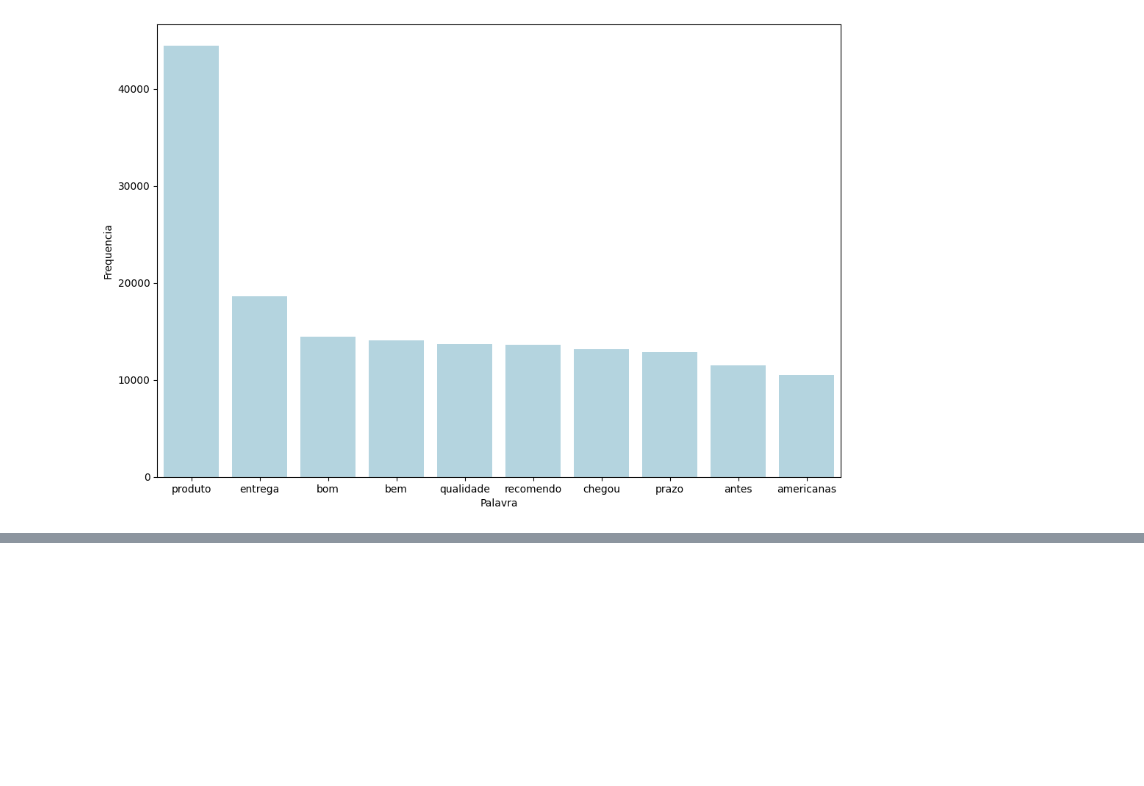
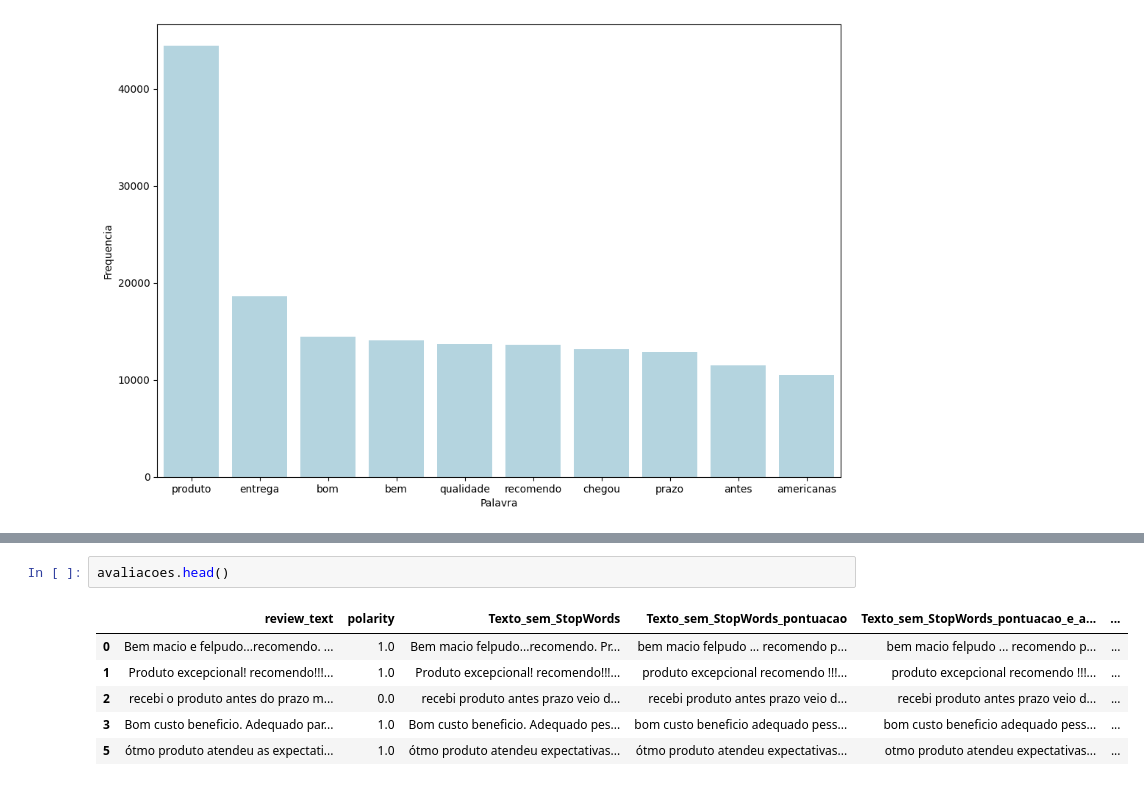
Before and after one commit to ElisabeteXavier/FIAP-Pos-IA-para-Devs, a Jupyter notebook: Fase 2/MEU DESENVOLVIENTO/Aula 2 e 3 - Bag of words, Word cloud, NLTK, RSLP/teste.ipynb, the cells around one changed output, grey strips where cells are left out. Cells and saved outputs as stored; diff of their text form; blank space fills up the shorter version.

```diff
--- a/Fase 2/MEU DESENVOLVIENTO/Aula 2 - Bag of words, Word cloud/teste.ipynb
+++ b/Fase 2/MEU DESENVOLVIENTO/Aula 2 e 3 - Bag of words, Word cloud, NLTK, RSLP/teste.ipynb
@@ -544,0 +569,9 @@ grafico(avaliacoes, "Texto_sem_StopWords_pontuacao_e_acentos",10)
+# %%
+avaliacoes.head()
+# %% [output]
+|  | review_text | polarity | Texto_sem_StopWords | Texto_sem_StopWords_pontuacao | Texto_sem_StopWords_pontuacao_e_a... | ... |
+| 0 | Bem macio e felpudo...recomendo. ... | 1.0 | Bem macio felpudo...recomendo. Pr... | bem macio felpudo ... recomendo p... | bem macio felpudo ... recomendo p... | ... |
+| 1 | Produto excepcional! recomendo!!!... | 1.0 | Produto excepcional! recomendo!!!... | produto excepcional recomendo !!!... | produto excepcional recomendo !!!... | ... |
+| 2 | recebi o produto antes do prazo m... | 0.0 | recebi produto antes prazo veio d... | recebi produto antes prazo veio d... | recebi produto antes prazo veio d... | ... |
+| 3 | Bom custo beneficio. Adequado par... | 1.0 | Bom custo beneficio. Adequado pes... | bom custo beneficio adequado pess... | bom custo beneficio adequado pess... | ... |
+| 5 | ótmo produto atendeu as expectati... | 1.0 | ótmo produto atendeu expectativas... | ótmo produto atendeu expectativas... | otmo produto atendeu expectativas... | ... |
```
Also changed, not shown: parts of 7 cells of this notebook, 1 other file.
